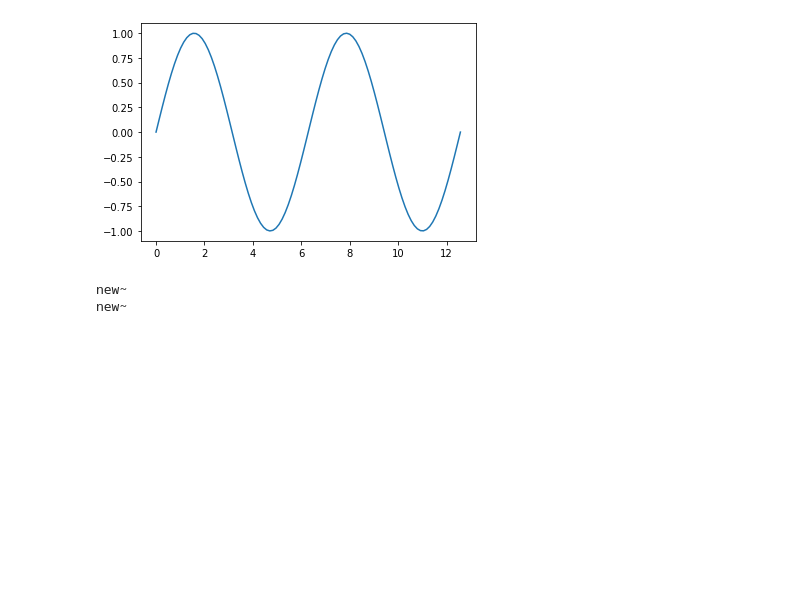
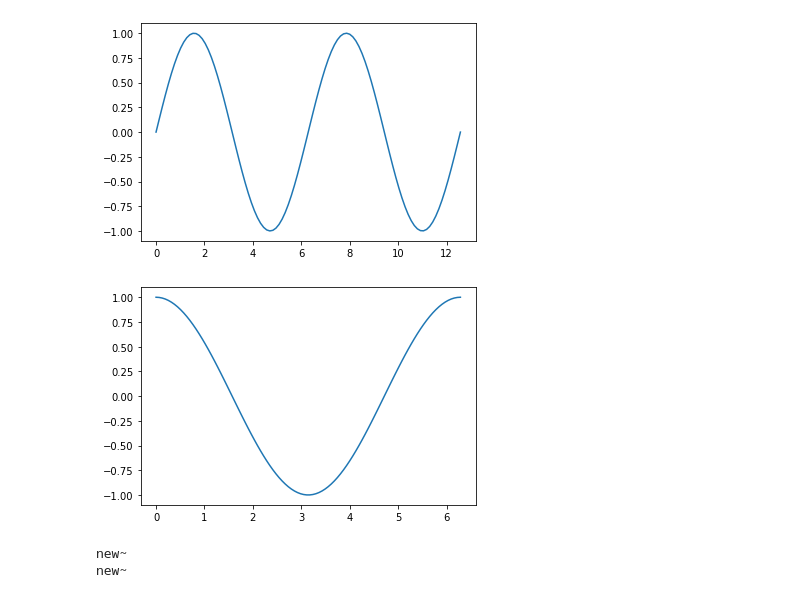
Before and after one commit to gkgustn/1901286-, a Jupyter notebook: 하현수_2강_3강.ipynb, the cells around one changed output. Saved outputs shown, nothing was run; the diff lists cells and outputs as text; code cells hidden in the pictures; blank space fills up the shorter version.

```diff
--- a/하현수_2강_3강.ipynb
+++ b/하현수_2강_3강.ipynb
@@ -508,6 +508,30 @@ g2.generate_x_y()
 g2.plot()
 # %% [output]
 [figure]
+# %%
+class cos_graph:
+  def setting(self, st, ed, n):
+    self.st=st
+    self.ed=ed
+    self.n=n
+  def generate_x_y(self):
+    self.x=[]
+    self.y=[]
+    self.dx=(self.ed-self.st)/(self.n-1)
+    for i in range(self.n):
+      x_=self.st + self.dx*i
+      self.x.append(x_)
+      self.y.append(math.cos(x_))
+  def plot(self):
+    plt.plot(self.x,self.y)
+    plt.show()
+# %%
+g3=cos_graph()
+g3.setting(0, 2*math.pi, 100)
+g3.generate_x_y()
+g3.plot()
+# %% [output]
+[figure, added]
 # %%
 class Const:
   def __init__(self):
```
Also changed, not shown: parts of 1 cell of this notebook.
